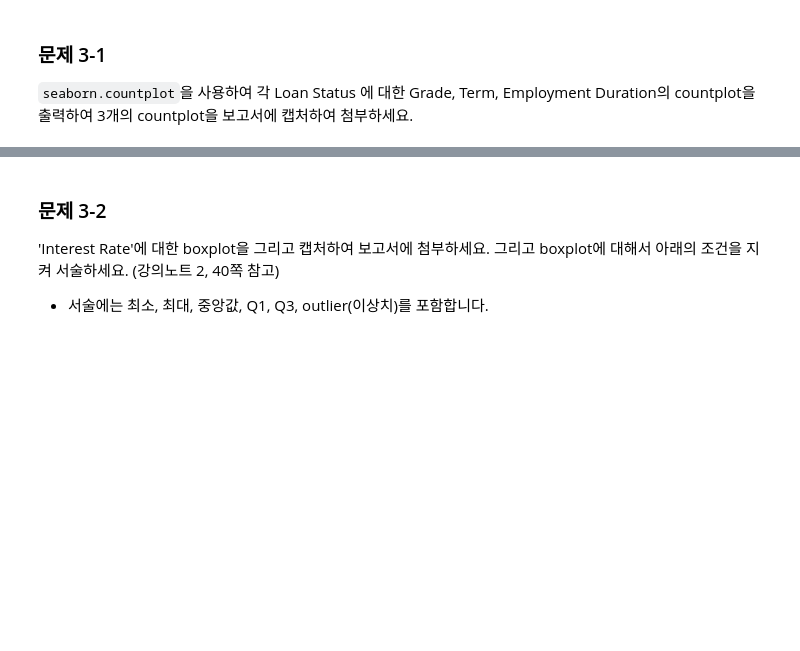
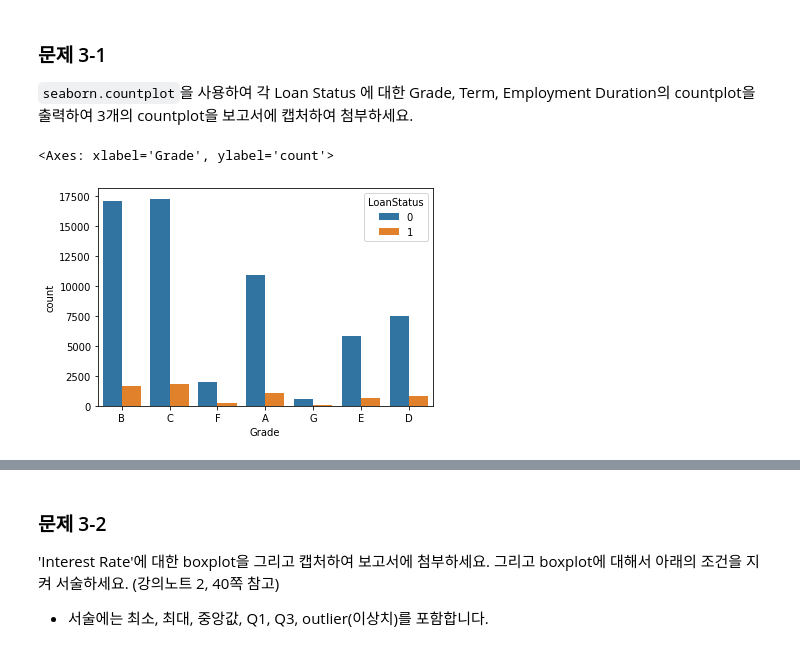
Before and after one commit to LeeZEun/2023S-Ajou-ML, a Jupyter notebook: HW1.ipynb, the cells around one changed output, grey strips where cells are left out. Drawn from its saved outputs; the diff is of its cells as text; code cells hidden in the pictures; blank space fills up the shorter version.

```diff
--- a/HW1.ipynb
+++ b/HW1.ipynb
@@ -122,4 +260,8 @@ DataFrame data의 feature 이름에는 feature의 이름을 이루는 단어가
 ### 문제 1-3 ###
 
 ################
+#string으로 변환 후 공백 제거
+#str(data.columns).replace(" ","")
+data.columns=data.columns.str.replace(" ","")
 print(data.columns)
+################
@@ -158,0 +319,11 @@ print(numerical)
+# %%
+### 문제 3-1 (1) ###
+# Loan Status에 대한 Grade의 countplot 작성
+
+###############
+#hue=Loan Status로 Grade의 countplot 구하기
+sns.countplot(x='Grade', hue='LoanStatus',data=data)
+###############
+# %% [output]
+<Axes: xlabel='Grade', ylabel='count'>
+[figure, added]
```
Also changed, not shown: parts of 36 cells of this notebook.
